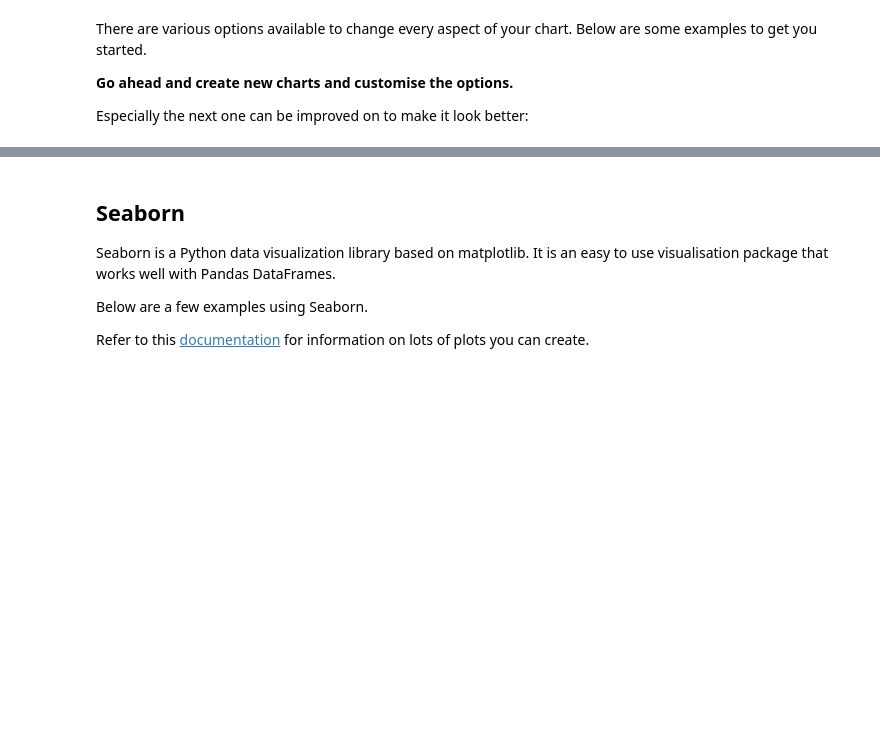
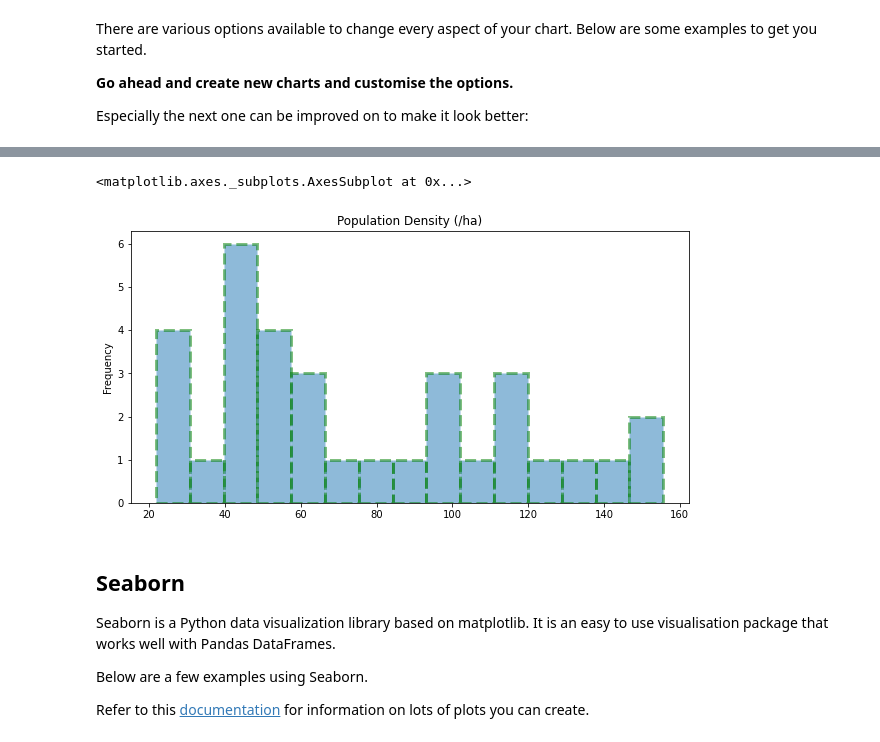
Before and after one commit to iswetha522/pandas-with-ibmcloud, a Jupyter notebook: Pandas_Workshop.ipynb, the cells around one changed output, grey strips where cells are left out. Saved outputs shown, nothing was run; the diff lists cells and outputs as text; code cells hidden in the pictures; blank space fills up the shorter version.

```diff
--- a/Pandas_Workshop.ipynb
+++ b/Pandas_Workshop.ipynb
@@ -463,3 +941,8 @@ boroughs['Population density (/ha)'].plot.hist(
+# %%
+boroughs['Population density (/ha)'].plot.hist(bins=15, figsize =(10,5), title='Population Density (/ha)', alpha=0.5, linestyle = '--', edgecolor='green', linewidth=3)
+# %% [output]
+<matplotlib.axes._subplots.AxesSubplot at 0x...>
+[figure, added]
 # %% [markdown]
 ## Seaborn
 
```
Also changed, not shown: parts of 72 cells of this notebook.
